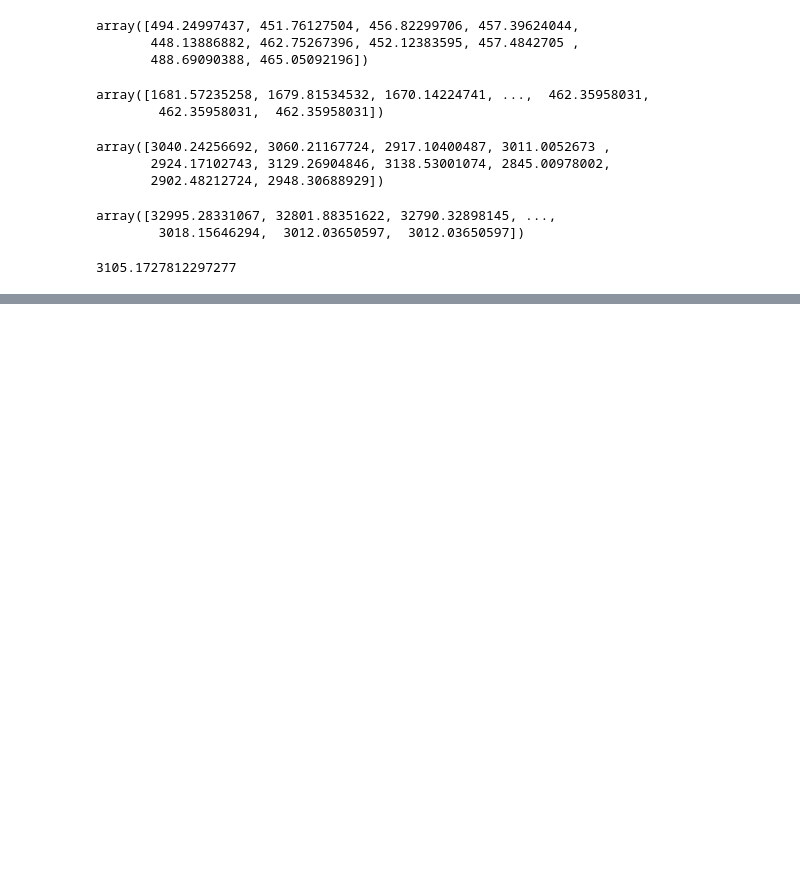
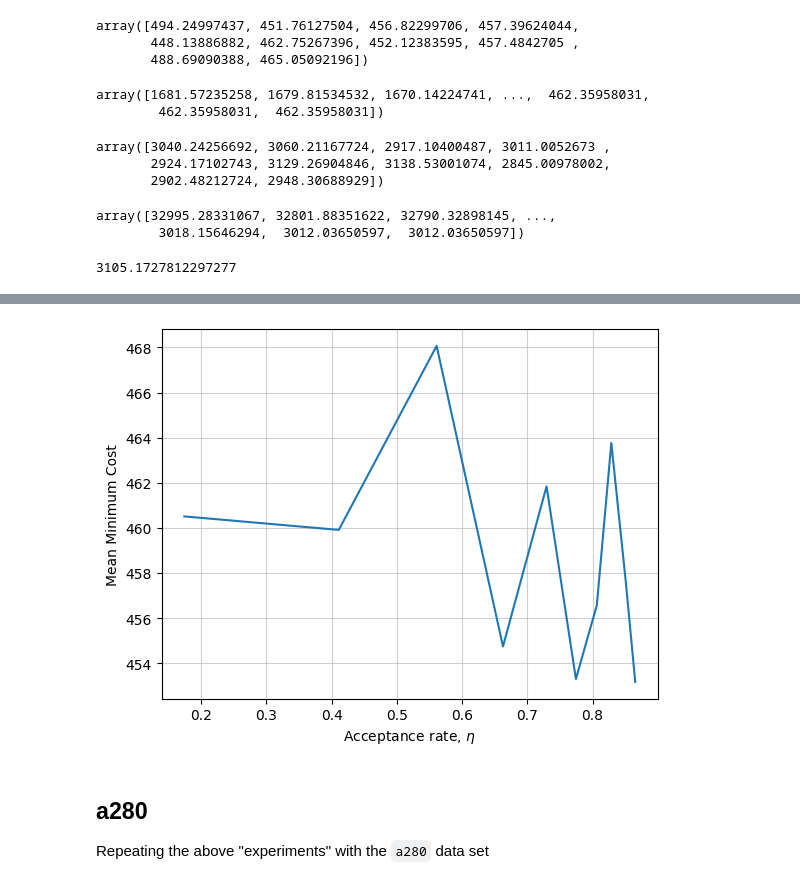
Before and after one commit to loonatick-src/stochastic-sim-3, a Jupyter notebook: main.ipynb, the cells around one changed output, grey strips where cells are left out. Saved outputs shown, nothing was run; the diff lists cells and outputs as text; code cells hidden in the pictures; blank space fills up the shorter version.

```diff
--- a/main.ipynb
+++ b/main.ipynb
@@ -408,0 +584,11 @@ np.min(cost_timeseries)
+# %%
+plt.plot(mean_acceptance_rates, mean_min_costs)
+plt.xlabel("Acceptance rate, $\\eta$")
+plt.ylabel("Mean Minimum Cost")
+plt.grid(alpha = 0.6)
+plt.show()
+# %% [output]
+[figure, added]
+# %% [markdown]
+## a280
+Repeating the above "experiments" with the `a280` data set
```
Also changed, not shown: parts of 20 cells of this notebook, 6 other files.
